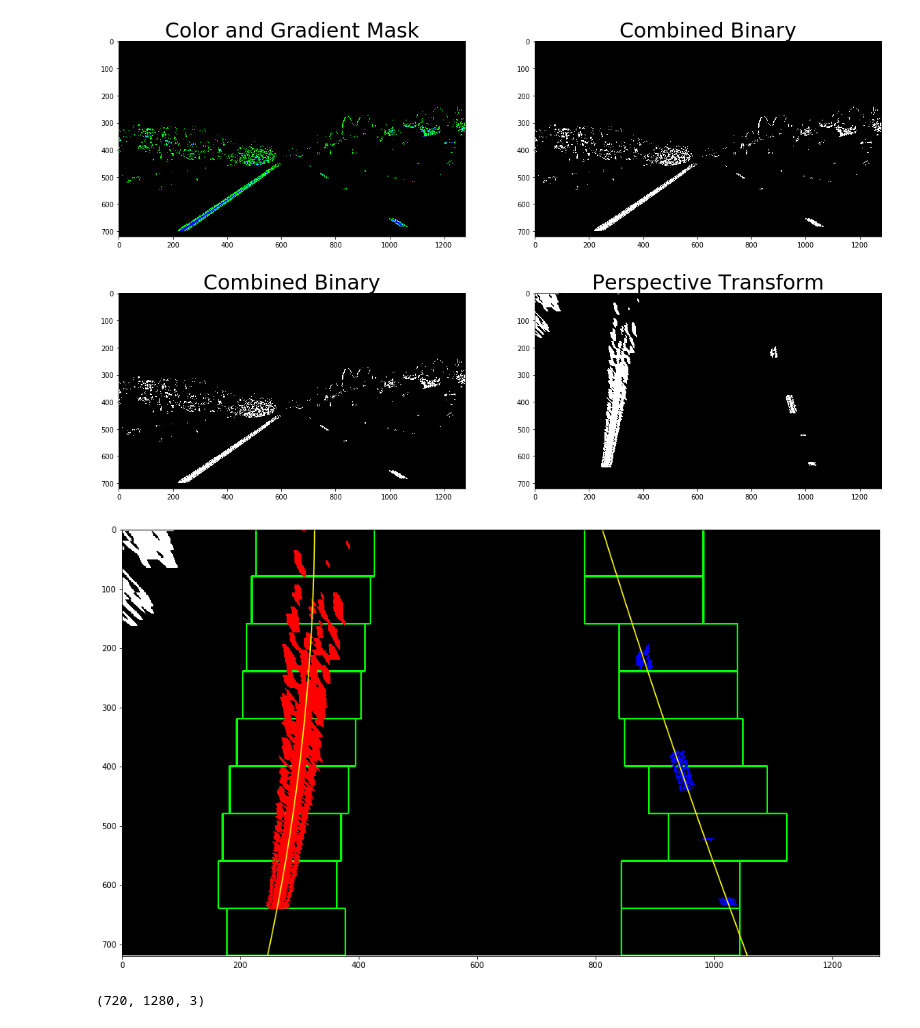
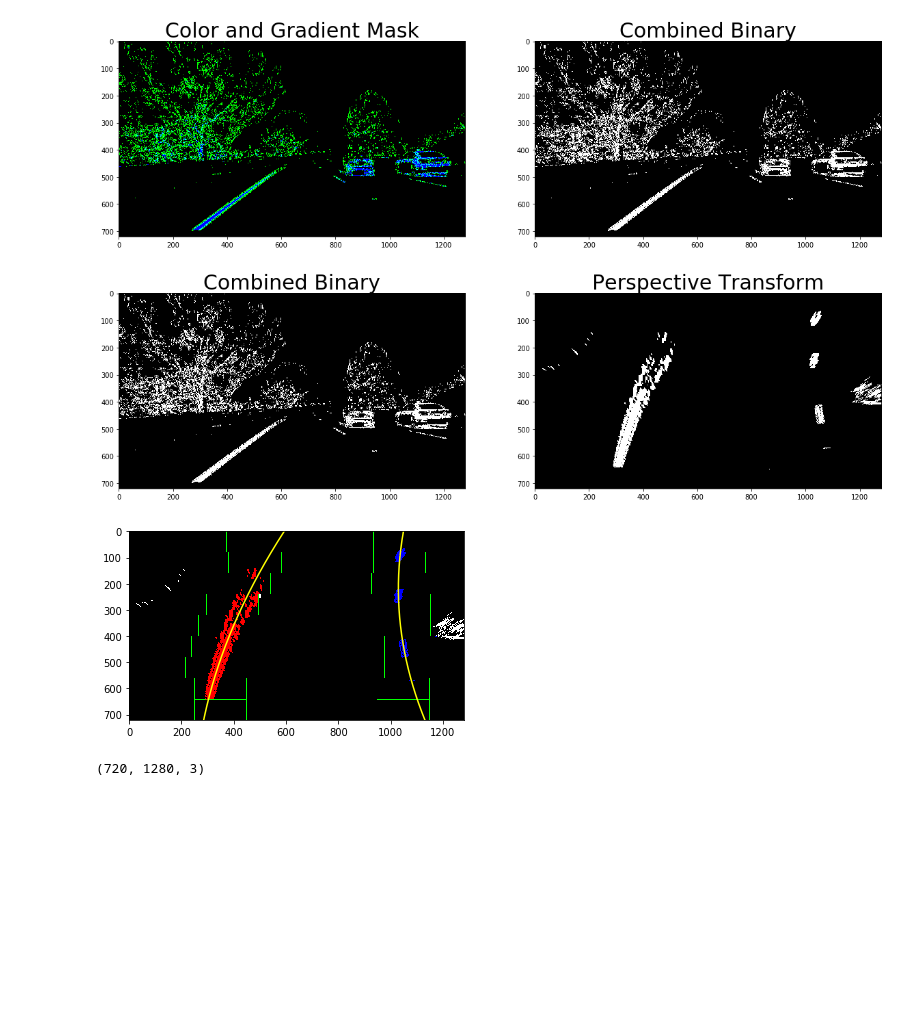
Before and after one commit to tyler-lewis-udacity/Advanced_Lane_Finding, a Jupyter notebook: P4_advanced_lane_finding.ipynb, the cells around one changed output. Drawn from its saved outputs; the diff is of its cells as text; code cells hidden in the pictures; blank space fills up the shorter version.

```diff
--- a/P4_advanced_lane_finding.ipynb
+++ b/P4_advanced_lane_finding.ipynb
@@ -233,6 +233,6 @@ dist = calibration_data["dist"]
 # %%
 # Read in a test image:
-original_image = bgr2rgb(cv2.imread('test_images/straight_lines1.jpg'))
+original_image = bgr2rgb(cv2.imread('test_images/test6.jpg'))
 plt.figure(figsize=(10,5))
 plt.imshow(original_image, cmap=None)
 # %% [output]
@@ -252,7 +252,7 @@ plot_side_by_side_gray(color_binary, combined_binary, 'Color and Gradient Mask',
 # plt.imshow(s_channel, cmap='gray')
 # plt.imshow(color_binary, cmap=None)
 # %% [output]
-[figure, old version]
+[figure, new version]
 # %%
 # Perspective transform:
 
@@ -266,7 +266,7 @@ offset = 100 # offset for dst points
 warped_binary, M, Minv = warp_image(combined_binary, src, offset)
 plot_side_by_side_gray(combined_binary, warped_binary ,'Combined Binary' , 'Perspective Transform')
 # %% [output]
-[figure, old version]
+[figure, new version]
 # %%
 # # REMOVE
 # # Histogram of summed white pixels in each column of
@@ -348,36 +348,35 @@ def window_search(warped_binary):
     righty = nonzeroy[right_lane_inds]
 
     # Fit a second order polynomial to each
     left_fit = np.polyfit(lefty, leftx, 2)
     right_fit = np.polyfit(righty, rightx, 2)
 
 
 
 
 
     #Visualization
     #At this point, you're done! But here is how you can visualize the result as well:
 
     # Generate x and y values for plotting
-    ploty = np.linspace(0, warped_binary.shape[0]-1, warped_binary.shape[0] )
+    ploty = np.linspace(0, warped_binary.shape[0]-1, warped_binary.shape[0])
     left_fitx = left_fit[0]*ploty**2 + left_fit[1]*ploty + left_fit[2]
     right_fitx = right_fit[0]*ploty**2 + right_fit[1]*ploty + right_fit[2]
 
     out_img[nonzeroy[left_lane_inds], nonzerox[left_lane_inds]] = [255, 0, 0]
     out_img[nonzeroy[right_lane_inds], nonzerox[right_lane_inds]] = [0, 0, 255]
-    plt.figure(figsize=(20,10))
     plt.imshow(out_img)
     plt.plot(left_fitx, ploty, color='yellow')
     plt.plot(right_fitx, ploty, color='yellow')
     plt.xlim(0, 1280)
     plt.ylim(720, 0)
 
 
     return left_fit, right_fit, out_img
 
 left_fit, right_fit, out_img = window_search(warped_binary)
 # %% [output]
-[figure, old version]
+[figure, new version]
 # %%
 ploty = np.linspace(0, warped_binary.shape[0]-1, warped_binary.shape[0] )
 left_fitx = left_fit[0]*ploty**2 + left_fit[1]*ploty + left_fit[2]
```
Also changed, not shown: parts of 13 cells of this notebook.
